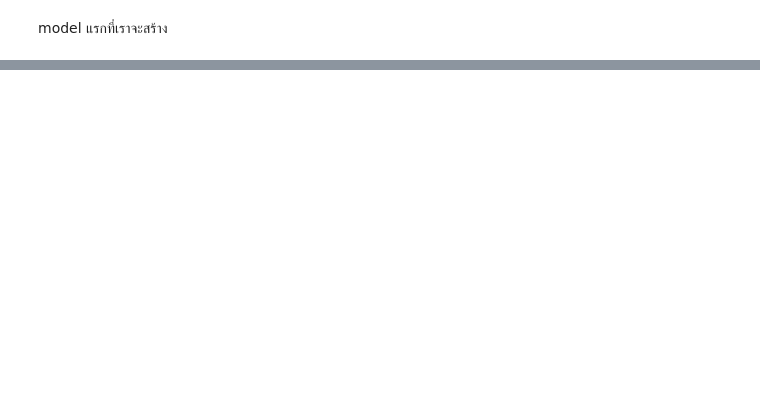
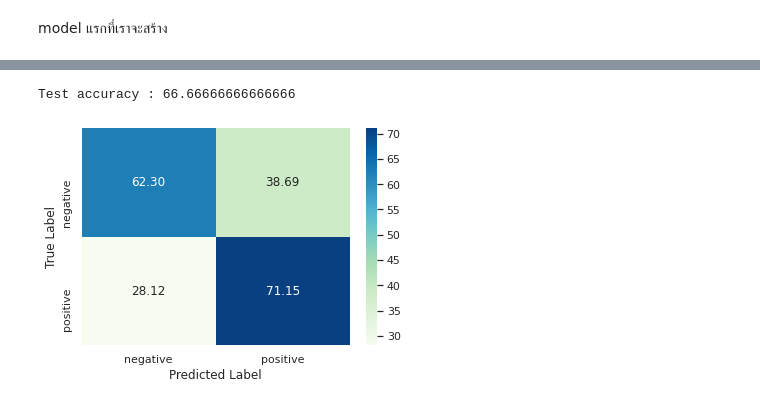
Before and after one commit to ReounNa/BDM-954471, a Jupyter notebook: bdm-week9-data2-credit-card.ipynb, the cells around one changed output, grey strips where cells are left out. Cells and saved outputs as stored; diff of their text form; code cells hidden in the pictures; blank space fills up the shorter version.

```diff
--- a/bdm-week9-data2-credit-card.ipynb
+++ b/bdm-week9-data2-credit-card.ipynb
@@ -656,0 +700,2 @@ plt.show()
+# %%
+model.compile(optimizer='adam', loss='binary_crossentropy', metrics=['accuracy']) #คำคอบมีค่า0กับ1ใช้ binary_crossentropy
@@ -656,0 +704,12 @@ plt.show()
+# %%
+#Train Model
+train_acc = list()
+val_acc = list()
+for i in range(0,150):
+  history = model.fit(X_train_norm, y_train, epochs= 1, batch_size = 200, validation_data= (X_val_norm, y_val))
+  tmp_avg = np.mean(history.history['accuracy'])
+  tmp_avg_val = np.mean(history.history['val_accuracy'])
+  train_acc.append(tmp_avg)
+  val_acc.append(tmp_avg_val)
+
+#batch_size = 200เอาข้อมูลไปtrainทีละ200ตัว ใน 150รอบ
@@ -656,0 +741,13 @@ plt.show()
+# %%
+import matplotlib.pyplot as plt
+import seaborn as sns
+sns.set()
+plt.figure(num=None, figsize=(16, 8), dpi=90, facecolor='w', edgecolor='k')
+plt.plot()
+plt.plot(train_acc)
+plt.plot(val_acc)
+plt.title('model accuracy')
+plt.ylabel('accuracy')
+plt.xlabel('epoch')
+plt.legend(['Train', 'val'], loc='upper left')
+plt.show()
@@ -656,0 +756,19 @@ plt.show()
+# %%
+y_predict = np.round(model.predict(X_test_norm)) #ค่าที่ได้จะอยุ่0ถึง1 เลยต้องroundปัดให้เป็น0กับ1ไปเลย
+y_predict = np.array([i[0] for i in y_predict.tolist()])
+print("Test accuracy : "+str(sum(y_predict == y_test)/len(y_test)*100))
+# %% [output]
+Test accuracy : 66.66666666666666
+# %%
+from sklearn.metrics import confusion_matrix
+import matplotlib.pyplot as plt
+import seaborn as sns
+target_names = ['negative', 'positive']
+C = confusion_matrix(y_test,y_predict)
+C = C / C.astype(np.float).sum(axis=1)*100
+sns.heatmap(C, annot=True, fmt=".2f",cmap="GnBu",xticklabels=target_names, yticklabels=target_names)
+plt.ylabel("True Label")
+plt.xlabel("Predicted Label")
+plt.show()
+# %% [output]
+[figure, added]
```
Also changed, not shown: parts of 28 cells of this notebook.
